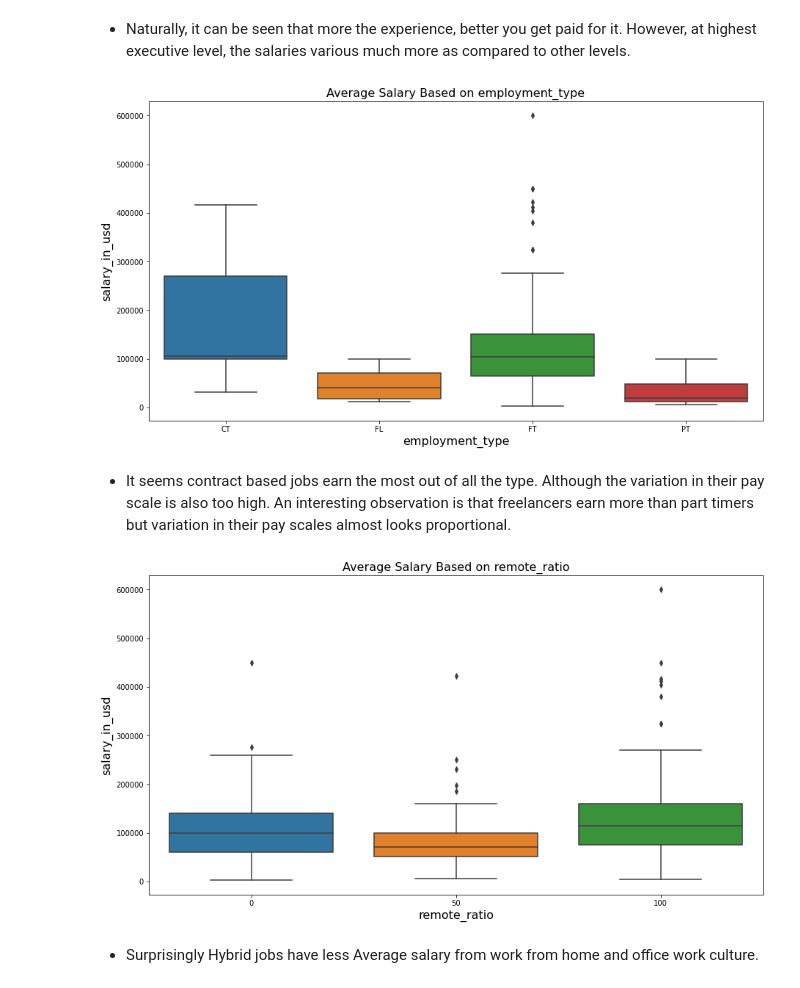
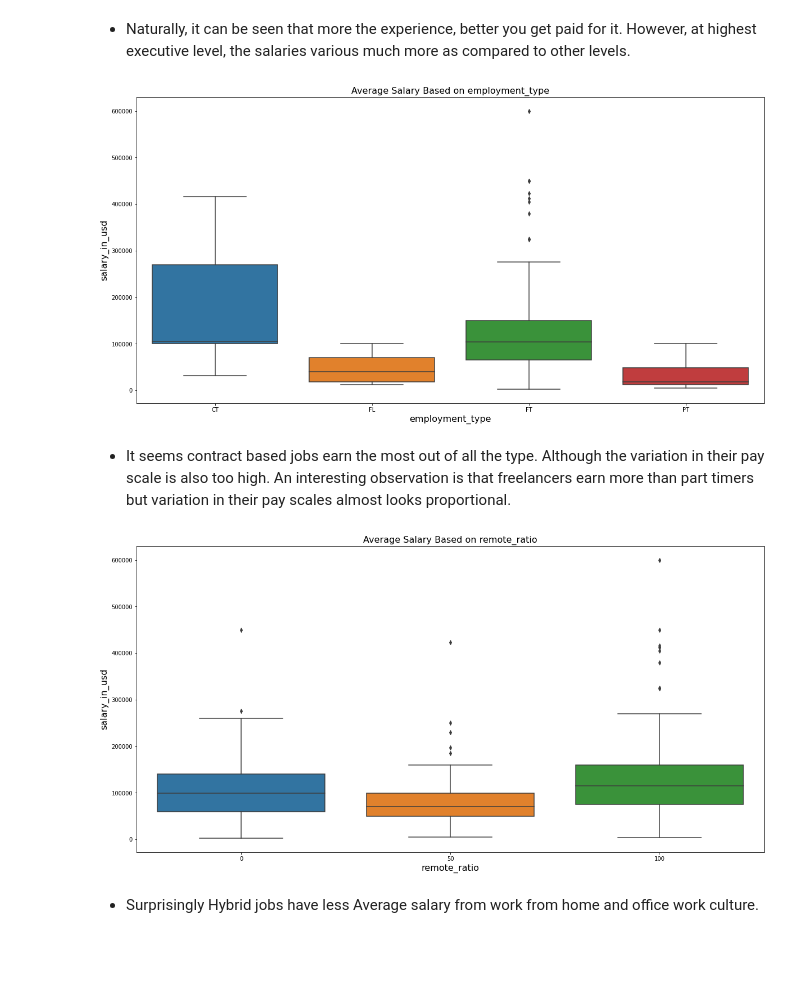
Before and after one commit to Navjotkhatri/Data-Scientist-Salary-Analysis, a Jupyter notebook: Data_Scientist_worldwide_Salary_Analysis.ipynb, the cells around one changed output. Saved outputs shown, nothing was run; the diff lists cells and outputs as text; code cells hidden in the pictures; blank space fills up the shorter version.

```diff
--- a/Data_Scientist_worldwide_Salary_Analysis.ipynb
+++ b/Data_Scientist_worldwide_Salary_Analysis.ipynb
@@ -275,25 +282,25 @@ plt.show()
 # %% [markdown]
 * Naturally, it can be seen that more the experience, better you get paid for it. However, at highest executive level, the salaries various much more as compared to other levels.
 # %%
-plt.figure(figsize=(15,8))
+plt.figure(figsize=(20,10))
 plt.title("Average Salary Based on employment_type",fontsize=16)
 sns.boxplot(y="salary_in_usd",x ='employment_type',data =sl_df)
 plt.xlabel("employment_type",fontsize=16)
 plt.ylabel("salary_in_usd",fontsize=16)
 plt.show()
 # %% [output]
-[figure, old version]
+[figure, new version]
 # %% [markdown]
 * It seems contract based jobs earn the most out of all the type. Although the variation in their pay scale is also too high. An interesting observation is that freelancers earn more than part timers but variation in their pay scales almost looks proportional.
 # %%
-plt.figure(figsize=(15,8))
+plt.figure(figsize=(20,10))
 plt.title("Average Salary Based on remote_ratio",fontsize=16)
 sns.boxplot(y="salary_in_usd",x ='remote_ratio',data =sl_df)
 plt.xlabel("remote_ratio",fontsize=16)
 plt.ylabel("salary_in_usd",fontsize=16)
 plt.show()
 # %% [output]
-[figure, old version]
+[figure, new version]
 # %% [markdown]
 * Surprisingly Hybrid jobs have less Average salary from work from home and office work culture.
 # %%
```
Also changed, not shown: parts of 34 cells of this notebook.
